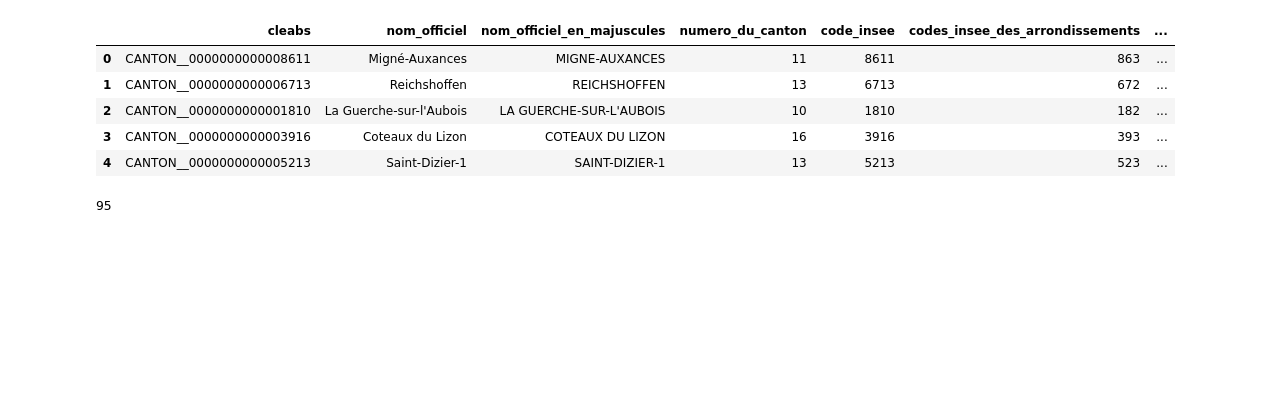
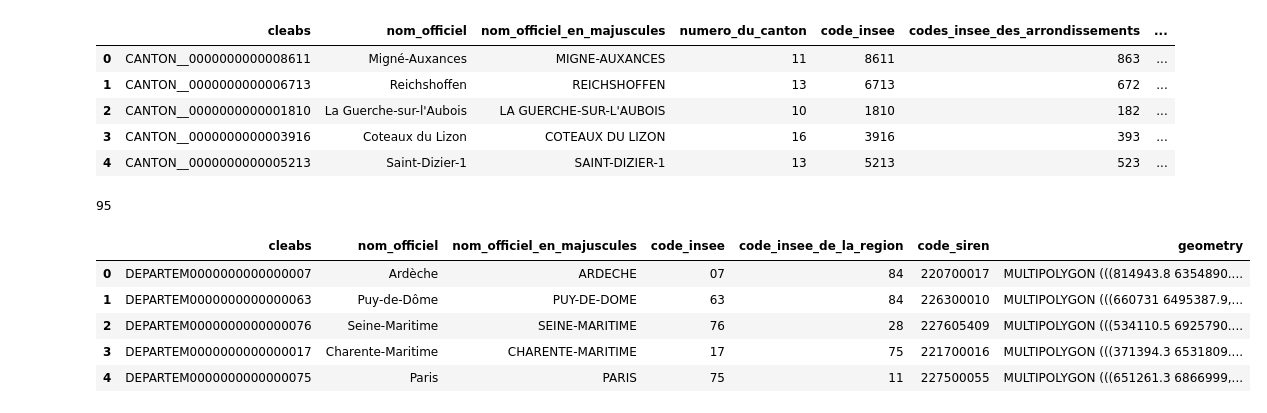
Before and after one commit to Sophie-Monsi/MACHINE-LEARNING-FOR-CLIMATE-RISK, a Jupyter notebook: Database_download.ipynb, the cells around one changed output. Drawn from its saved outputs; the diff is of its cells as text; code cells hidden in the pictures; blank space fills up the shorter version.

```diff
--- a/Database_download.ipynb
+++ b/Database_download.ipynb
@@ -556,0 +557,13 @@ len(gdf["code_insee_du_departement"].unique())
+# %%
+# base des communes
+gdf_communes = gpd.read_file(gpkg_path, layer="commune").to_crs(2154)
+#base des départements
+gdf_deps      = gpd.read_file(gpkg_path, layer="departement").to_crs(2154)
+gdf_deps.head()
+# %% [output]
+|  | cleabs | nom_officiel | nom_officiel_en_majuscules | code_insee | code_insee_de_la_region | code_siren | geometry |
+| 0 | DEPARTEM0000000000000007 | Ardèche | ARDECHE | 07 | 84 | 220700017 | MULTIPOLYGON (((814943.8 6354890.... |
+| 1 | DEPARTEM0000000000000063 | Puy-de-Dôme | PUY-DE-DOME | 63 | 84 | 226300010 | MULTIPOLYGON (((660731 6495387.9,... |
+| 2 | DEPARTEM0000000000000076 | Seine-Maritime | SEINE-MARITIME | 76 | 28 | 227605409 | MULTIPOLYGON (((534110.5 6925790.... |
+| 3 | DEPARTEM0000000000000017 | Charente-Maritime | CHARENTE-MARITIME | 17 | 75 | 221700016 | MULTIPOLYGON (((371394.3 6531809.... |
+| 4 | DEPARTEM0000000000000075 | Paris | PARIS | 75 | 11 | 227500055 | MULTIPOLYGON (((651261.3 6866999,... |
```
Also changed, not shown: parts of 10 cells of this notebook.
